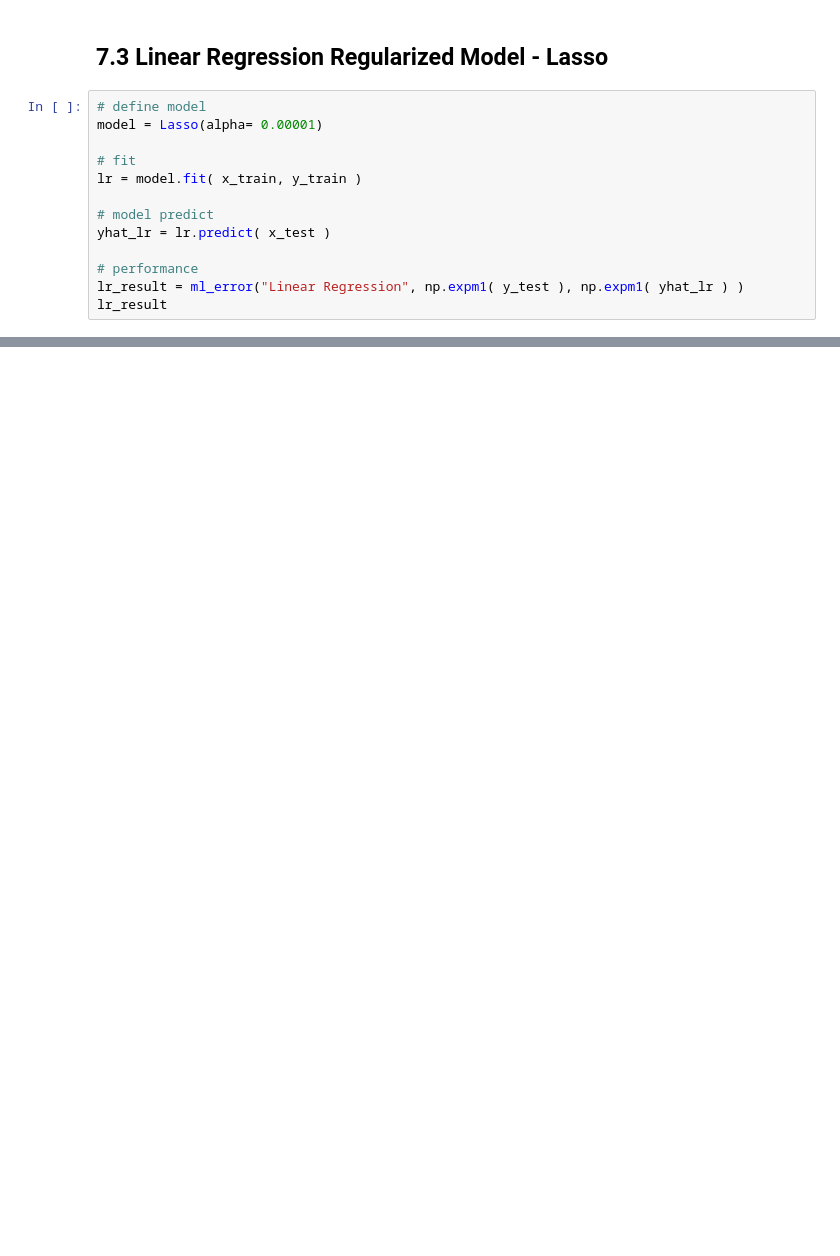
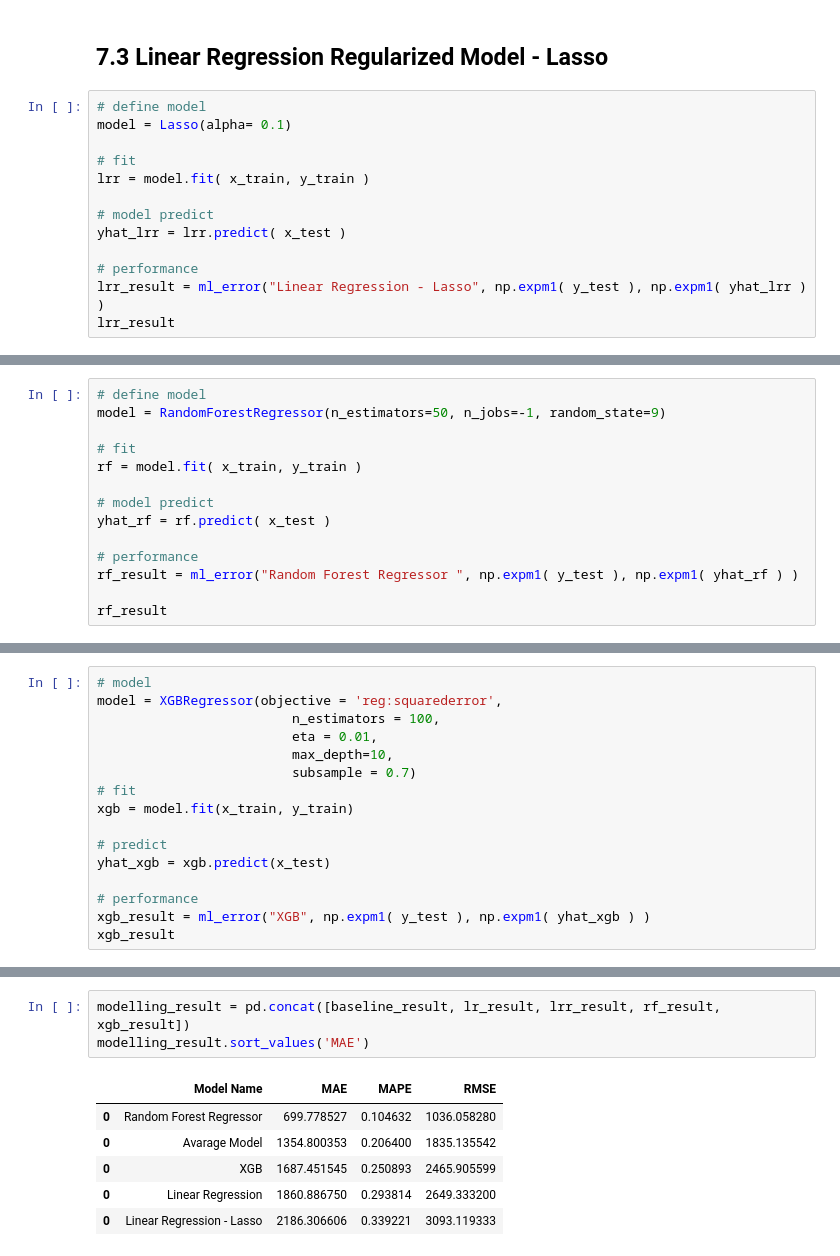
Before and after one commit to RafaelLuckner/ds_em_producao, a Jupyter notebook: modulo7.ipynb, the cells around one changed output, grey strips where cells are left out. Saved outputs shown, nothing was run; the diff lists cells and outputs as text; blank space fills up the shorter version.

```diff
--- a/modulo7.ipynb
+++ b/modulo7.ipynb
@@ -948,14 +998,14 @@ lr_result
 ## 7.3 Linear Regression Regularized Model - Lasso
 # %%
 # define model
-model = Lasso(alpha= 0.00001)
+model = Lasso(alpha= 0.1)
 
 # fit
-lr = model.fit( x_train, y_train )
+lrr = model.fit( x_train, y_train )
 
 # model predict
-yhat_lr = lr.predict( x_test )
+yhat_lrr = lrr.predict( x_test )
 
 # performance
-lr_result = ml_error("Linear Regression", np.expm1( y_test ), np.expm1( yhat_lr ) )
-lr_result
+lrr_result = ml_error("Linear Regression - Lasso", np.expm1( y_test ), np.expm1( yhat_lrr ) )
+lrr_result
@@ -963,0 +1028,14 @@ lr_result
+# %%
+# define model
+model = RandomForestRegressor(n_estimators=50, n_jobs=-1, random_state=9)
+
+# fit
+rf = model.fit( x_train, y_train )
+
+# model predict
+yhat_rf = rf.predict( x_test )
+
+# performance
+rf_result = ml_error("Random Forest Regressor ", np.expm1( y_test ), np.expm1( yhat_rf ) )
+
+rf_result
@@ -965,0 +1058,16 @@ lr_result
+# %%
+# model
+model = XGBRegressor(objective = 'reg:squarederror',
+                         n_estimators = 100,
+                         eta = 0.01,
+                         max_depth=10,
+                         subsample = 0.7)
+# fit
+xgb = model.fit(x_train, y_train)
+
+# predict
+yhat_xgb = xgb.predict(x_test)
+
+# performance
+xgb_result = ml_error("XGB", np.expm1( y_test ), np.expm1( yhat_xgb ) )
+xgb_result
@@ -965,0 +1094,10 @@ lr_result
+# %%
+modelling_result = pd.concat([baseline_result, lr_result, lrr_result, rf_result, xgb_result])
+modelling_result.sort_values('MAE')
+# %% [output]
+|  | Model Name | MAE | MAPE | RMSE |
+| 0 | Random Forest Regressor | 699.778527 | 0.104632 | 1036.058280 |
+| 0 | Avarage Model | 1354.800353 | 0.206400 | 1835.135542 |
+| 0 | XGB | 1687.451545 | 0.250893 | 2465.905599 |
+| 0 | Linear Regression | 1860.886750 | 0.293814 | 2649.333200 |
+| 0 | Linear Regression - Lasso | 2186.306606 | 0.339221 | 3093.119333 |
```
Also changed, not shown: parts of 34 cells of this notebook, 1 other file.
